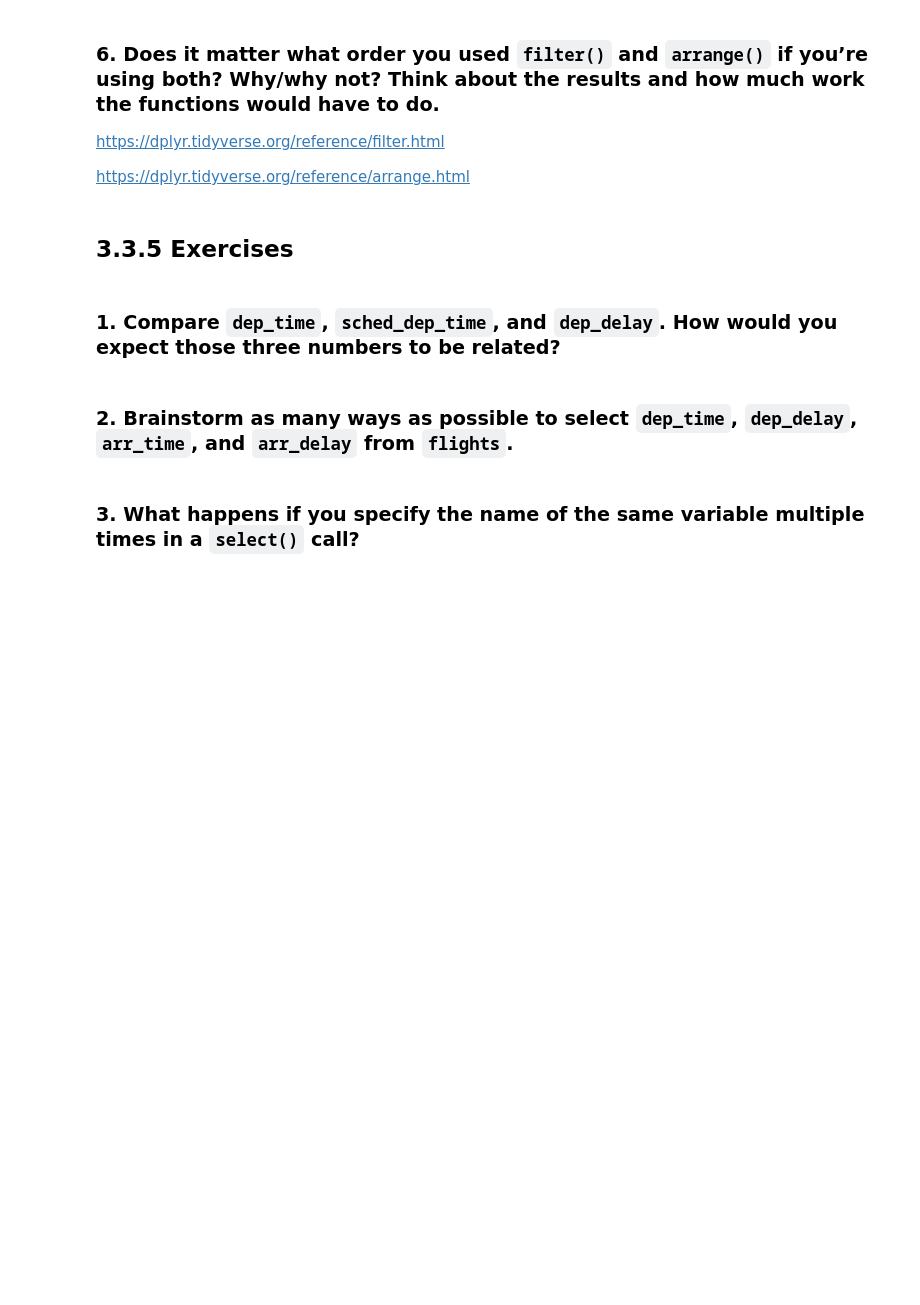
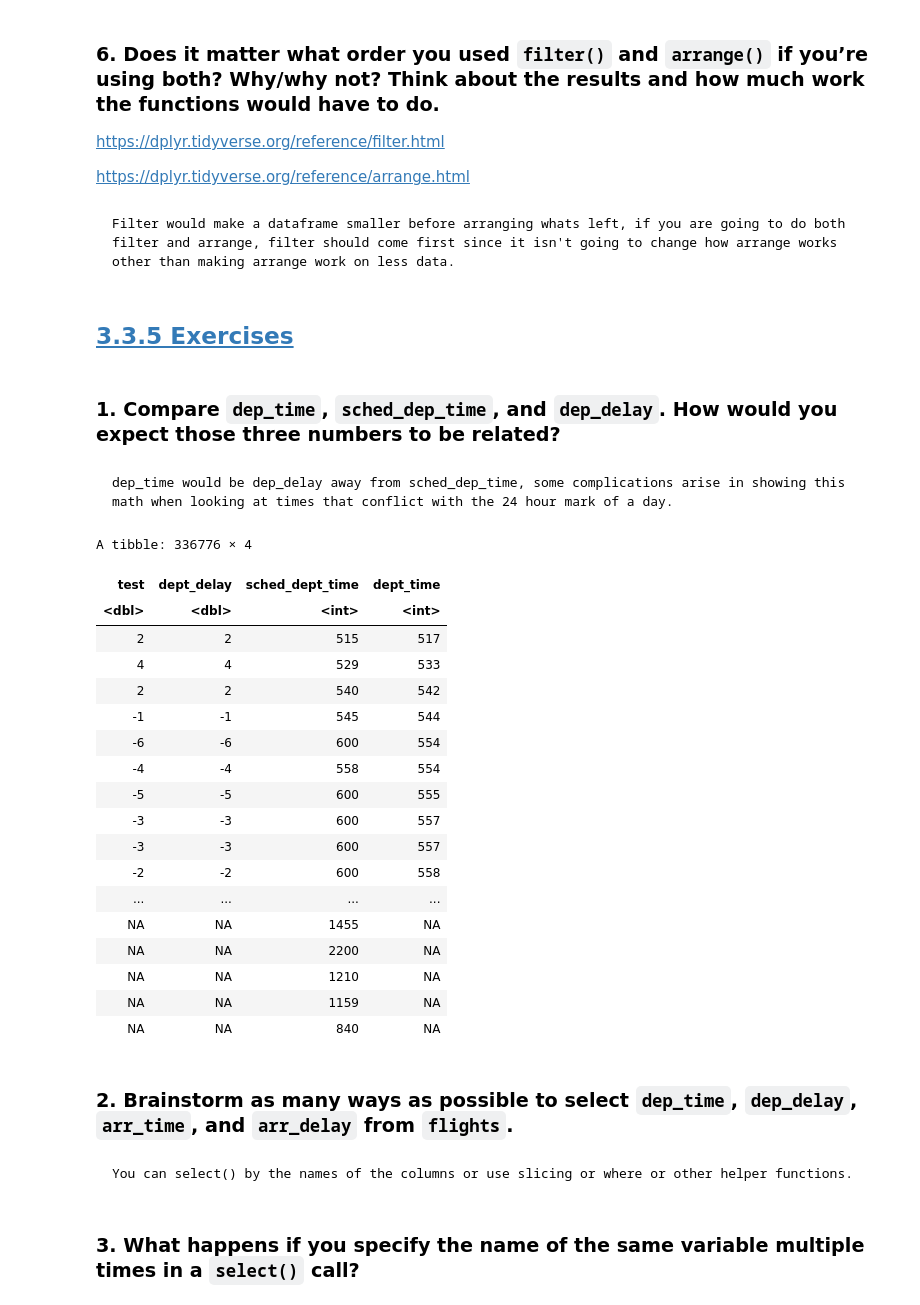
Before and after one commit to Mccallke0364/Learning-R, a Jupyter notebook: Week_2.ipynb, the cells around one changed output. Cells and saved outputs as stored; diff of their text form; code cells hidden in the pictures; blank space fills up the shorter version.

Commit message:
week_2 homework first attmpt complete

```diff
--- a/Week_2.ipynb
+++ b/Week_2.ipynb
@@ -23,11 +159,60 @@
 https://dplyr.tidyverse.org/reference/filter.html
 
 https://dplyr.tidyverse.org/reference/arrange.html
+# %% [markdown]
+    Filter would make a dataframe smaller before arranging whats left, if you are going to do both filter and arrange, filter should come first since it isn't going to change how arrange works other than making arrange work on less data.
 # %% [markdown]
-## 3.3.5 Exercises
+## [3.3.5 Exercises](https://r4ds.hadley.nz/data-transform#exercises-1)
 # %% [markdown]
 ### 1. Compare `dep_time`, `sched_dep_time`, and `dep_delay`. How would you expect those three numbers to be related?
+# %% [markdown]
+    dep_time would be dep_delay away from sched_dep_time, some complications arise in showing this math when looking at times that conflict with the 24 hour mark of a day.
+# %%
+# test<-flights
+# test$help<-abs(test$dep_delay)%/%60*100+((abs(test$dep_delay))%%60)*test$dep_delay/abs(test$dep_delay)
+# test$test<-test$sched_dep_time+test$help
+
+# test$dept_time<-test$dep_time
+# test$dept_delay<-test$dep_delay
+# test$sched_dept_time<-test$sched_dep_time
+# testa<-test[,20:23]
+# testa|>
+#     filter(test!=dept_time)
+#     # filter(help!=abs(dept_delay))
+test <- flights
+
+
+test$test <-  -((test$sched_dep_time %/% 100) * 60 + (test$sched_dep_time %% 100) - ((test$dep_time %/% 100) * 60 + (test$dep_time %% 100)))
+test$dept_delay <- test$dep_delay
+test$sched_dept_time <- test$sched_dep_time
+test$dept_time <- test$dep_time
+
+testa <- test[ , 20:23]
+testa
+# %% [output]
+A tibble: 336776 × 4
+| test | dept_delay | sched_dept_time | dept_time |
+| <dbl> | <dbl> | <int> | <int> |
+| 2 | 2 | 515 | 517 |
+| 4 | 4 | 529 | 533 |
+| 2 | 2 | 540 | 542 |
+| -1 | -1 | 545 | 544 |
+| -6 | -6 | 600 | 554 |
+| -4 | -4 | 558 | 554 |
+| -5 | -5 | 600 | 555 |
+| -3 | -3 | 600 | 557 |
+| -3 | -3 | 600 | 557 |
+| -2 | -2 | 600 | 558 |
+| ... | ... | ... | ... |
+| NA | NA | 1455 | NA |
+| NA | NA | 2200 | NA |
+| NA | NA | 1210 | NA |
+| NA | NA | 1159 | NA |
+| NA | NA | 840 | NA |
 # %% [markdown]
 ### 2. Brainstorm as many ways as possible to select `dep_time`, `dep_delay`, `arr_time`, and `arr_delay` from `flights`.
+# %% [markdown]
+<!-- You could use filter or you could make a new dataframe using slices or idk what this question wants from me. technically this is an inside thought type question -->
+    You can select() by the names of the columns or use slicing or where or other helper functions.
 # %% [markdown]
 ### 3. What happens if you specify the name of the same variable multiple times in a `select()` call?
```
Also changed, not shown: parts of 51 cells of this notebook, 1 other file.
